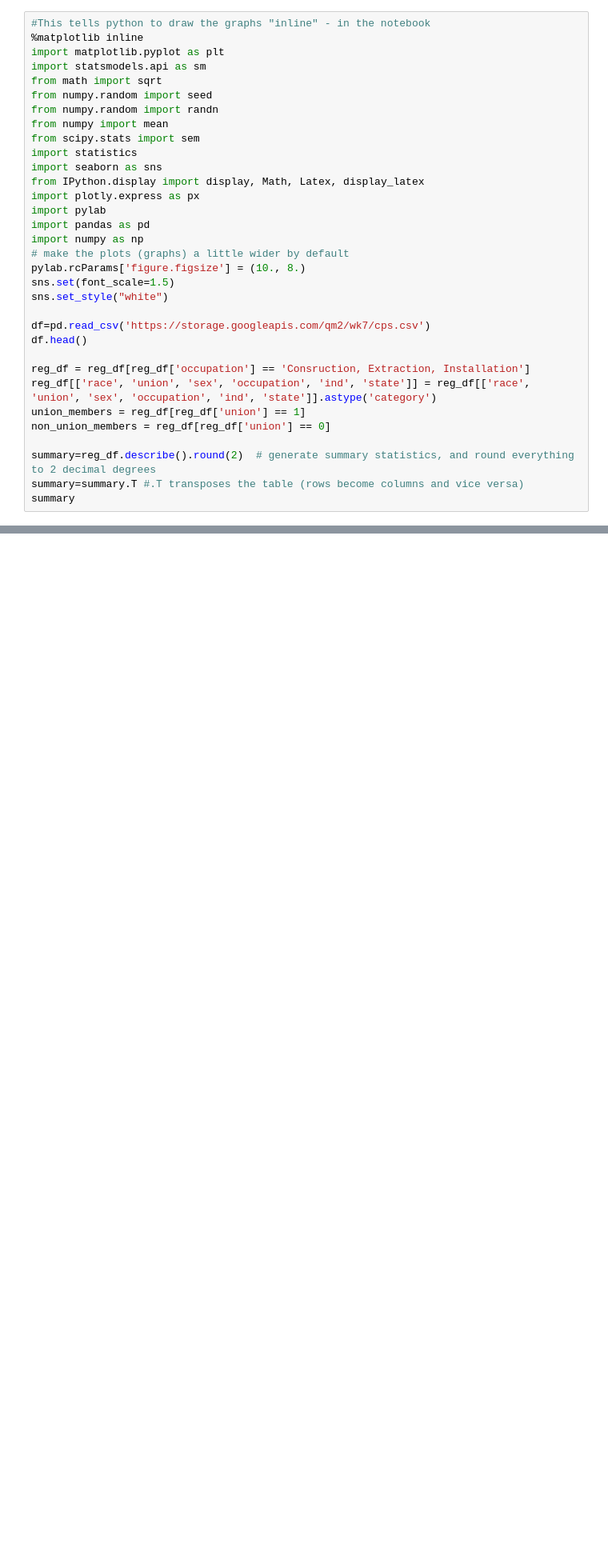
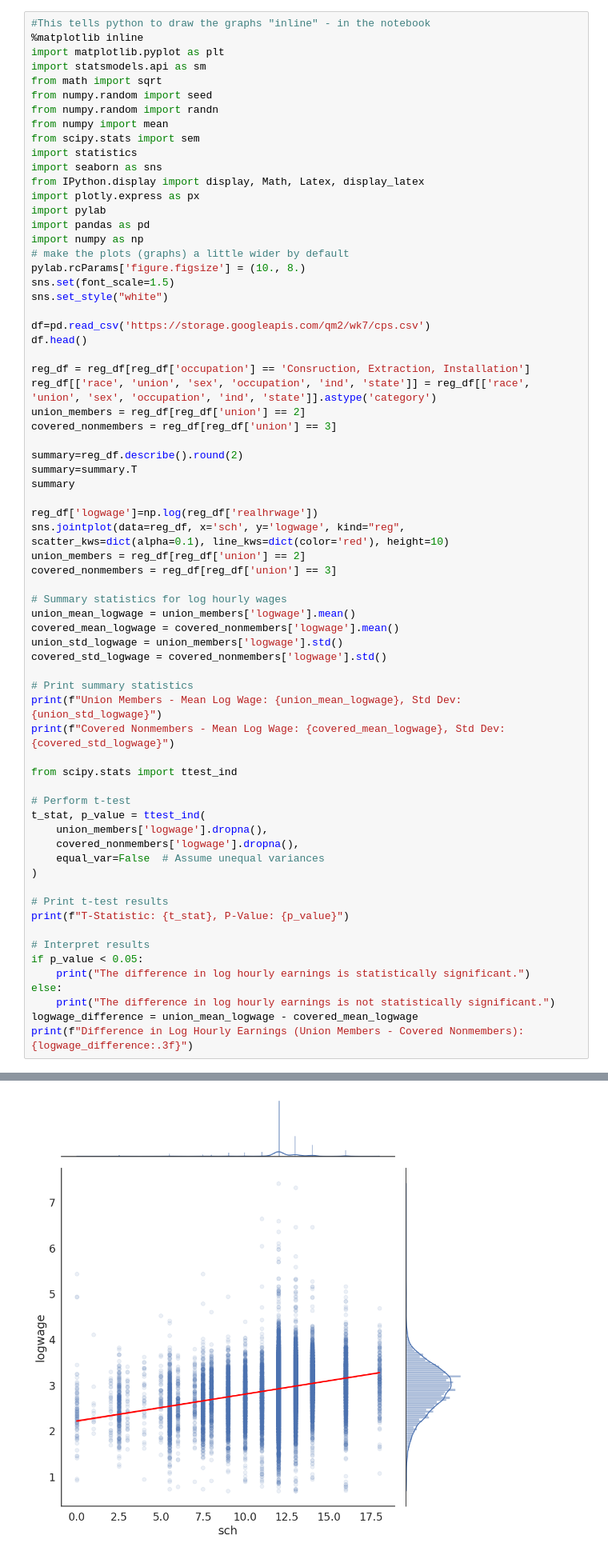
Before and after one commit to jessiewong0719/QM2, a Jupyter notebook: W5_Distributions_and_Basic_Statistics.ipynb, the cells around one changed output, grey strips where cells are left out. Shown at 80% size. Cells and saved outputs as stored; diff of their text form; blank space fills up the shorter version.

```diff
--- a/W5_Distributions_and_Basic_Statistics.ipynb
+++ b/W5_Distributions_and_Basic_Statistics.ipynb
@@ -612,10 +612,45 @@ df.head()
 
 reg_df = reg_df[reg_df['occupation'] == 'Consruction, Extraction, Installation']
 reg_df[['race', 'union', 'sex', 'occupation', 'ind', 'state']] = reg_df[['race', 'union', 'sex', 'occupation', 'ind', 'state']].astype('category')
-union_members = reg_df[reg_df['union'] == 1]
-non_union_members = reg_df[reg_df['union'] == 0]
+union_members = reg_df[reg_df['union'] == 2]
+covered_nonmembers = reg_df[reg_df['union'] == 3]
 
-summary=reg_df.describe().round(2)  # generate summary statistics, and round everything to 2 decimal degrees
-summary=summary.T #.T transposes the table (rows become columns and vice versa)
+summary=reg_df.describe().round(2)
+summary=summary.T
 summary
+
+reg_df['logwage']=np.log(reg_df['realhrwage'])
+sns.jointplot(data=reg_df, x='sch', y='logwage', kind="reg",  scatter_kws=dict(alpha=0.1), line_kws=dict(color='red'), height=10)
+union_members = reg_df[reg_df['union'] == 2]
+covered_nonmembers = reg_df[reg_df['union'] == 3]
+
+# Summary statistics for log hourly wages
+union_mean_logwage = union_members['logwage'].mean()
+covered_mean_logwage = covered_nonmembers['logwage'].mean()
+union_std_logwage = union_members['logwage'].std()
+covered_std_logwage = covered_nonmembers['logwage'].std()
+
+# Print summary statistics
+print(f"Union Members - Mean Log Wage: {union_mean_logwage}, Std Dev: {union_std_logwage}")
+print(f"Covered Nonmembers - Mean Log Wage: {covered_mean_logwage}, Std Dev: {covered_std_logwage}")
+
+from scipy.stats import ttest_ind
+
+# Perform t-test
+t_stat, p_value = ttest_ind(
+    union_members['logwage'].dropna(),
+    covered_nonmembers['logwage'].dropna(),
+    equal_var=False  # Assume unequal variances
+)
+
+# Print t-test results
+print(f"T-Statistic: {t_stat}, P-Value: {p_value}")
+
+# Interpret results
+if p_value < 0.05:
+    print("The difference in log hourly earnings is statistically significant.")
+else:
+    print("The difference in log hourly earnings is not statistically significant.")
+logwage_difference = union_mean_logwage - covered_mean_logwage
+print(f"Difference in Log Hourly Earnings (Union Members - Covered Nonmembers): {logwage_difference:.3f}")
 # %% [output]
@@ -626,0 +662 @@ summary
+[figure, added]
```
Also changed, not shown: parts of 1 cell of this notebook.
